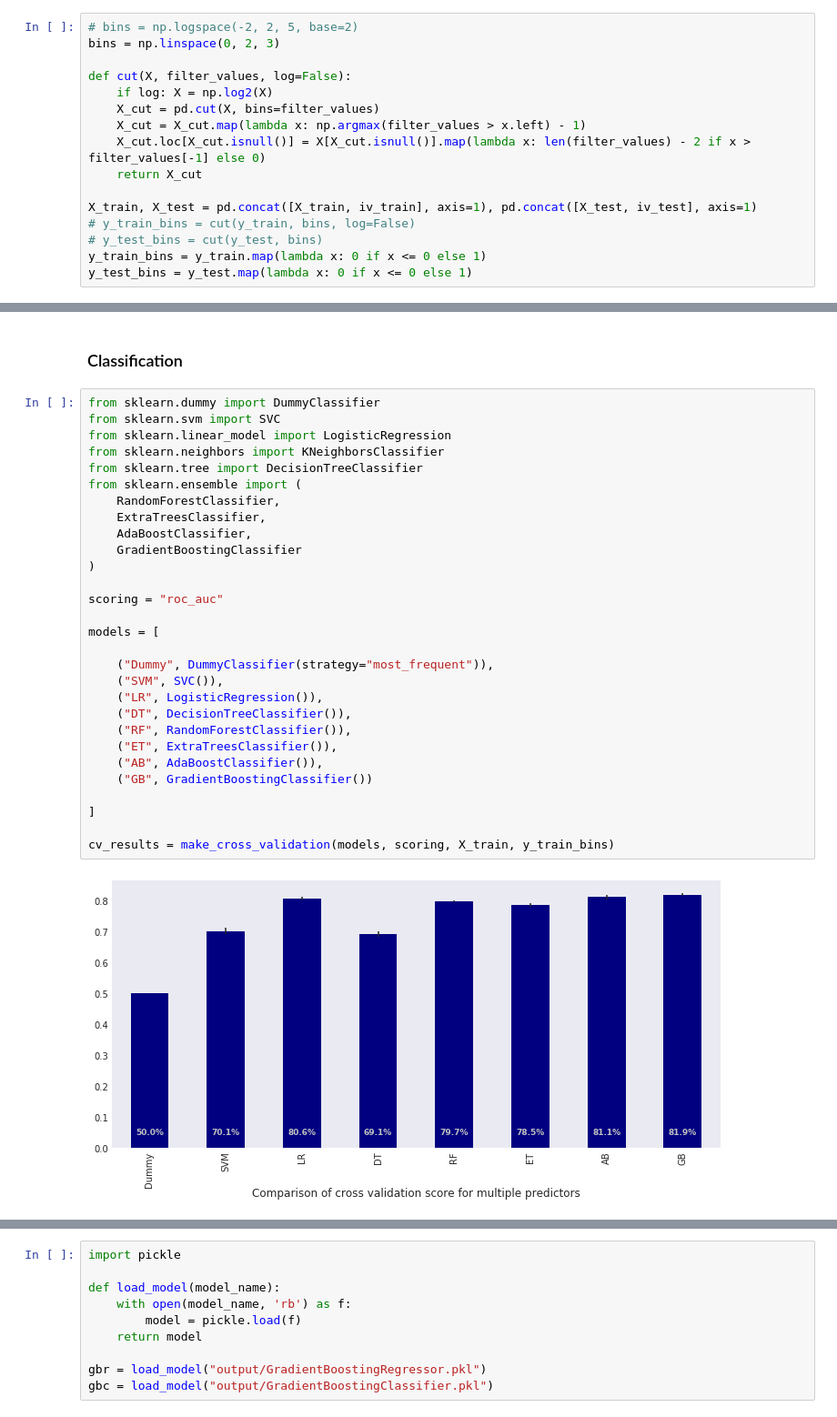
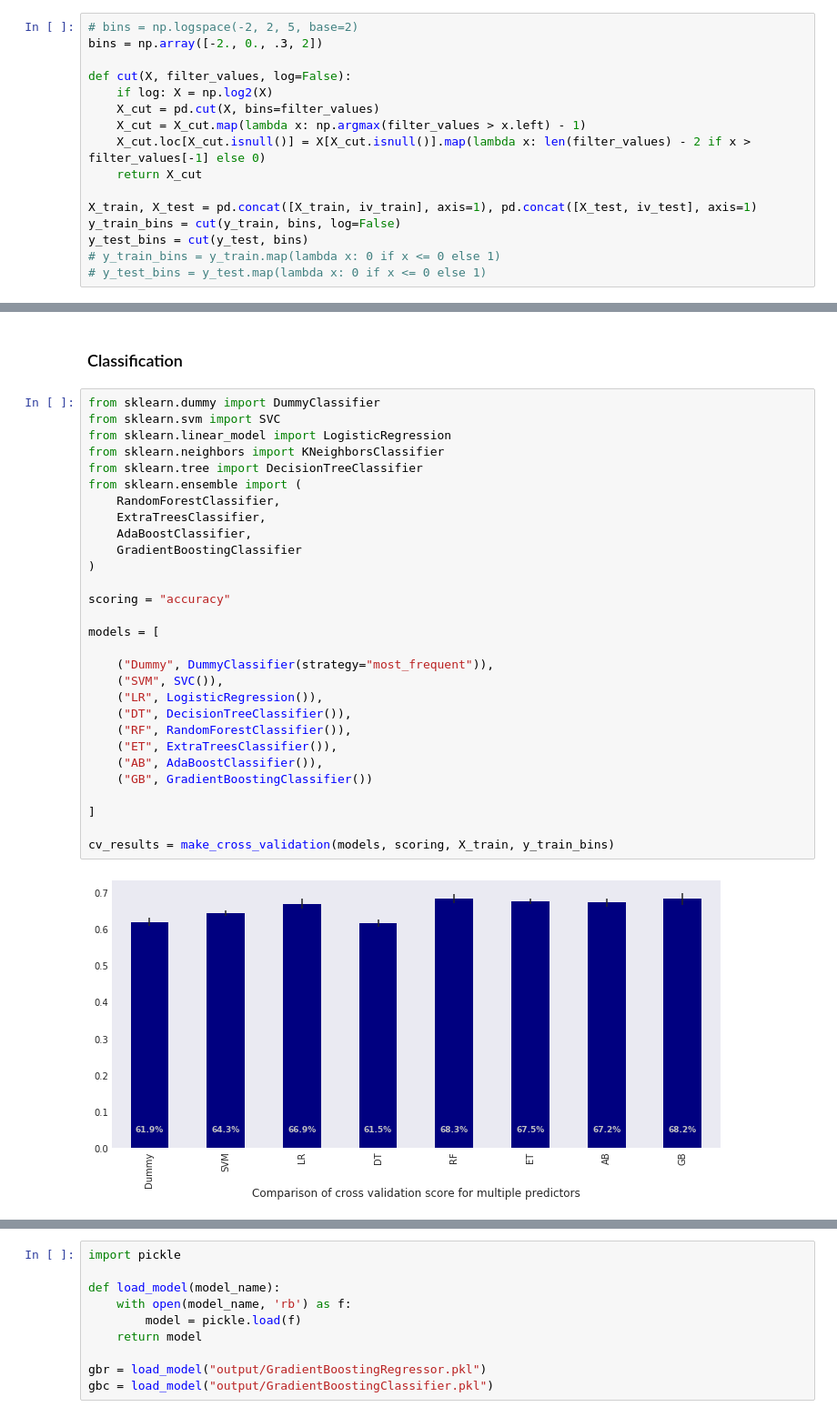
Before and after one commit to qmeeus/auction-optimiser, a Jupyter notebook: Predictive analysis.ipynb, the cells around one changed output, grey strips where cells are left out. Shown at 91% size. Saved outputs shown, nothing was run; the diff lists cells and outputs as text.

```diff
--- a/Predictive analysis.ipynb
+++ b/Predictive analysis.ipynb
@@ -163,7 +163,7 @@ coef.sort_values("Feature Importances", ascending=False)
 Prepare data for classification
 # %%
 # bins = np.logspace(-2, 2, 5, base=2)
-bins = np.linspace(0, 2, 3)
+bins = np.array([-2., 0., .3, 2])
 
 def cut(X, filter_values, log=False):
     if log: X = np.log2(X)
@@ -173,10 +173,10 @@ def cut(X, filter_values, log=False):
     return X_cut
 
 X_train, X_test = pd.concat([X_train, iv_train], axis=1), pd.concat([X_test, iv_test], axis=1)
-# y_train_bins = cut(y_train, bins, log=False)
-# y_test_bins = cut(y_test, bins)
-y_train_bins = y_train.map(lambda x: 0 if x <= 0 else 1)
-y_test_bins = y_test.map(lambda x: 0 if x <= 0 else 1)
+y_train_bins = cut(y_train, bins, log=False)
+y_test_bins = cut(y_test, bins)
+# y_train_bins = y_train.map(lambda x: 0 if x <= 0 else 1)
+# y_test_bins = y_test.map(lambda x: 0 if x <= 0 else 1)
 # %%
 fig, axs = plt.subplots(3, 2, figsize=(16,12))
 for i, (series, series_bin) in enumerate(zip([y_train, y_test], [y_train_bins, y_train_bins])):
@@ -191,31 +191,31 @@ for i, (series, series_bin) in enumerate(zip([y_train, y_test], [y_train_bins, y
 # %%
 from sklearn.dummy import DummyClassifier
 from sklearn.svm import SVC
 from sklearn.linear_model import LogisticRegression
 from sklearn.neighbors import KNeighborsClassifier
 from sklearn.tree import DecisionTreeClassifier
 from sklearn.ensemble import (
     RandomForestClassifier,
     ExtraTreesClassifier,
     AdaBoostClassifier,
     GradientBoostingClassifier
 )
 
-scoring = "roc_auc"
+scoring = "accuracy"
 
 models = [
 
     ("Dummy", DummyClassifier(strategy="most_frequent")),
     ("SVM", SVC()),
     ("LR", LogisticRegression()),
     ("DT", DecisionTreeClassifier()),
     ("RF", RandomForestClassifier()),
     ("ET", ExtraTreesClassifier()),
     ("AB", AdaBoostClassifier()),
     ("GB", GradientBoostingClassifier())
 
 ]
 
 cv_results = make_cross_validation(models, scoring, X_train, y_train_bins)
 # %% [output]
-[figure, old version]
+[figure, new version]
```
Also changed, not shown: parts of 12 cells of this notebook.
